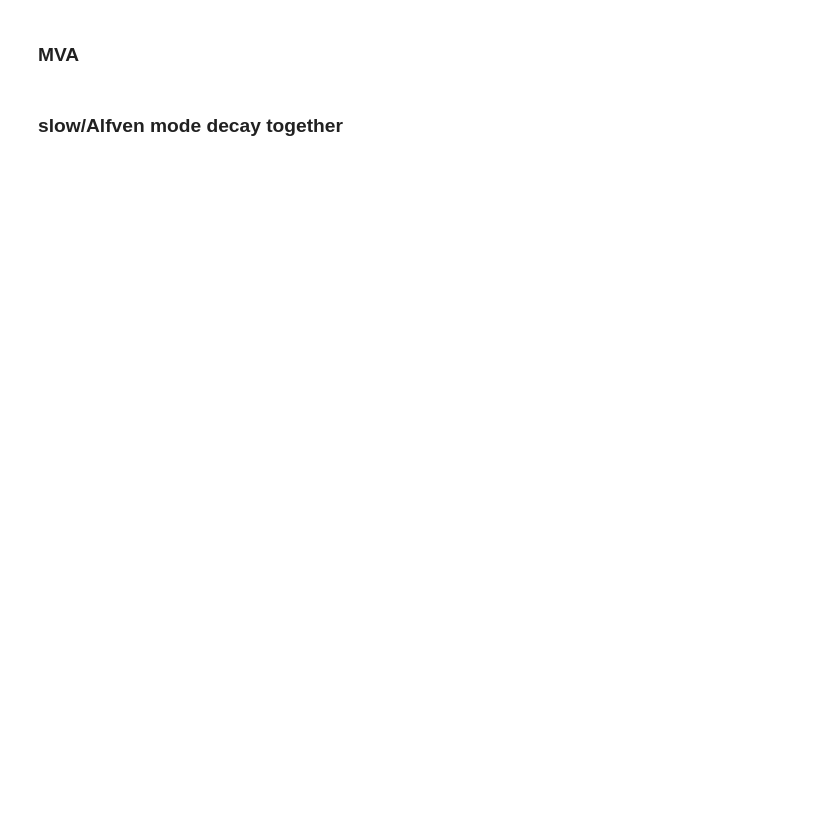
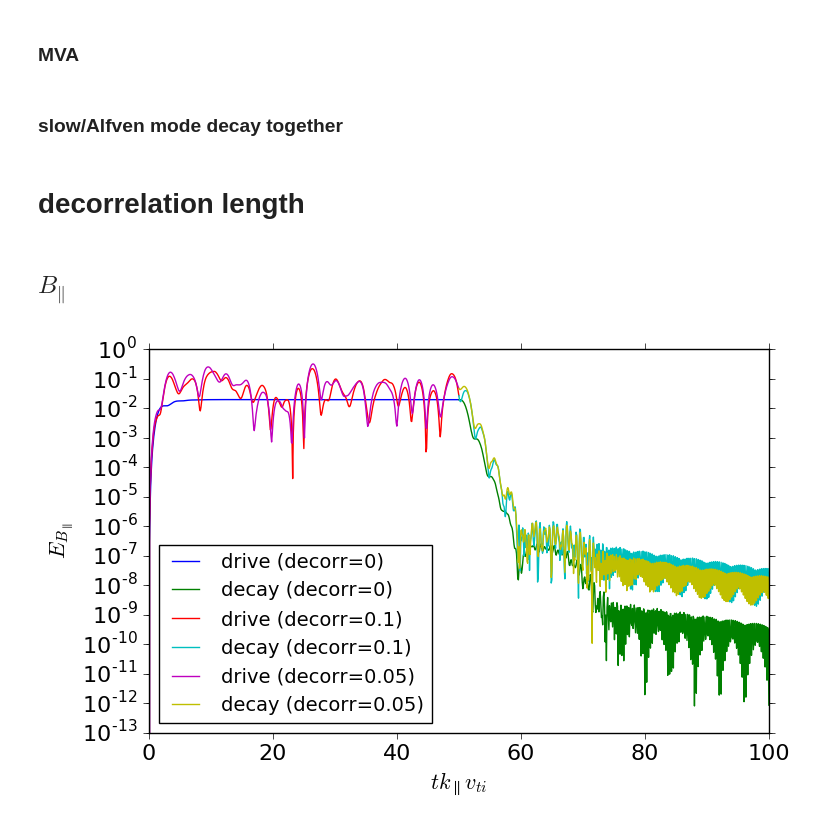
Before and after one commit to YuguangTong/Fourier-Laplace-plasma-response-in-driven-Gyrokinetics, a Jupyter notebook: python/Draft_20161011.ipynb, the cells around one changed output. Saved outputs shown, nothing was run; the diff lists cells and outputs as text; code cells hidden in the pictures; blank space fills up the shorter version.

Commit message:
do analysis on decorrelation rate

```diff
--- a/python/Draft_20161011.ipynb
+++ b/python/Draft_20161011.ipynb
@@ -173,3 +189,29 @@ plt.show()
 ls figures/
 # %%
 mv *.png figures/
+# %% [markdown]
+# decorrelation length
+# %%
+file_dir = '/Volumes/yuguang_sd/data/agk/lin_response/upar_160929_slow_decay/'
+file, heat, t, Ebperp, Ebpar = {},  {}, {}, {}, {}
+n = 6
+for i in range(1, n+1):
+    file[i] = file_dir + 'lin_upar_{}'.format(str(i)) + '.heat'
+    heat[i] = np.loadtxt(file[i])
+    t[i], Ebperp[i], Ebpar[i] =heat[i][:, 0], heat[i][:, 2], heat[i][:, 3]
+# %% [markdown]
+## $B_\parallel$
+# %%
+fig_ebpar, ax = plt.subplots(figsize=(8, 8*0.618))
+labels = ['', 'drive (decorr=0)', 'decay (decorr=0)', 'drive (decorr=0.1)', 'decay (decorr=0.1)','drive (decorr=0.05)', 'decay (decorr=0.05)']
+for i in range(1, n+1):
+    ax.plot(t[i], Ebpar[i], label = labels[i])
+ax.set_yscale('log')
+# ax.set_ylim(1e-3, 1e-1)
+ax.legend(loc='best')
+ax.set_ylabel('$E_{B_\parallel}$')
+ax.set_xlabel('$tk_\parallel v_{ti}$')
+# fig_ebpar.savefig('lin_slow_decay_2.png', dpi=200)
+plt.show()
+# %% [output]
+[figure, added]
```
Also changed, not shown: parts of 10 cells of this notebook, 3 other files.
